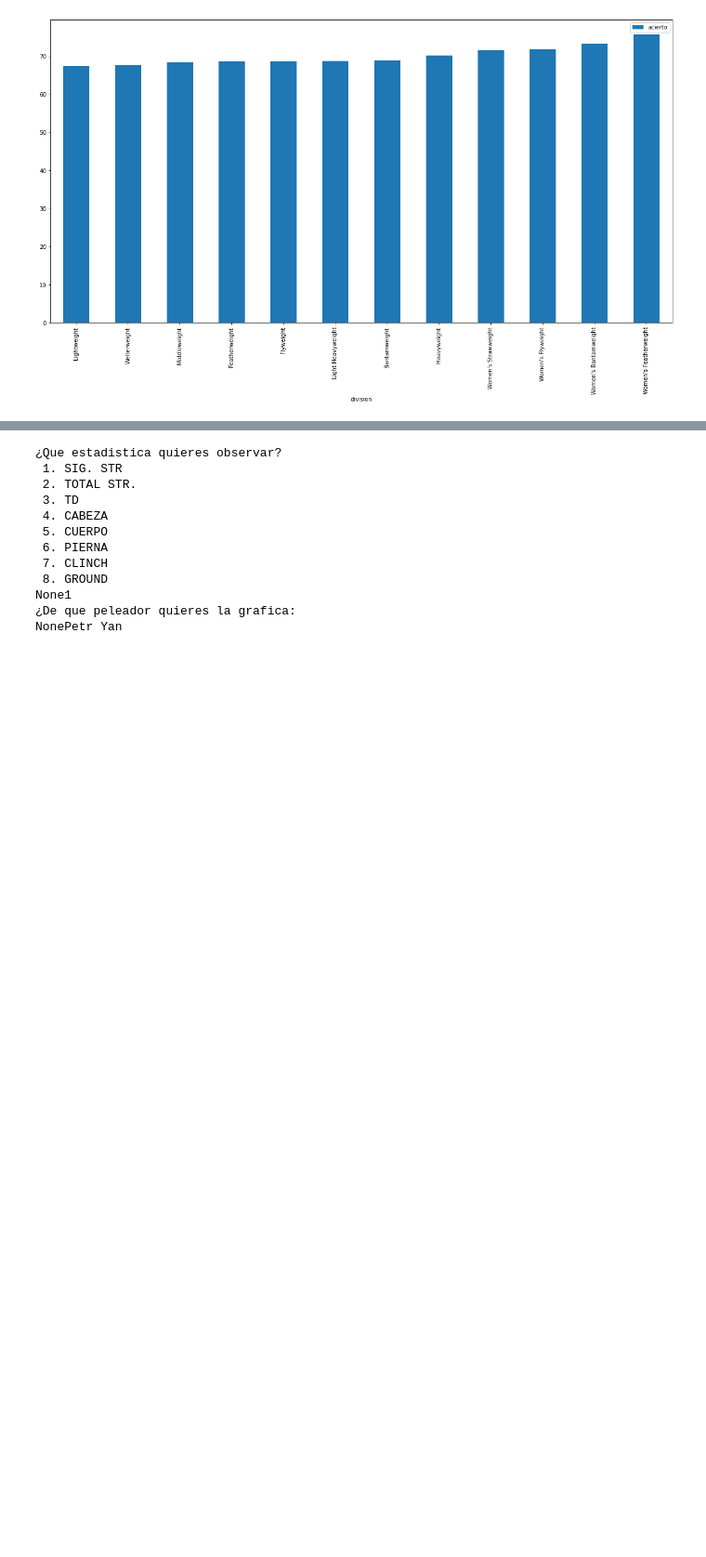
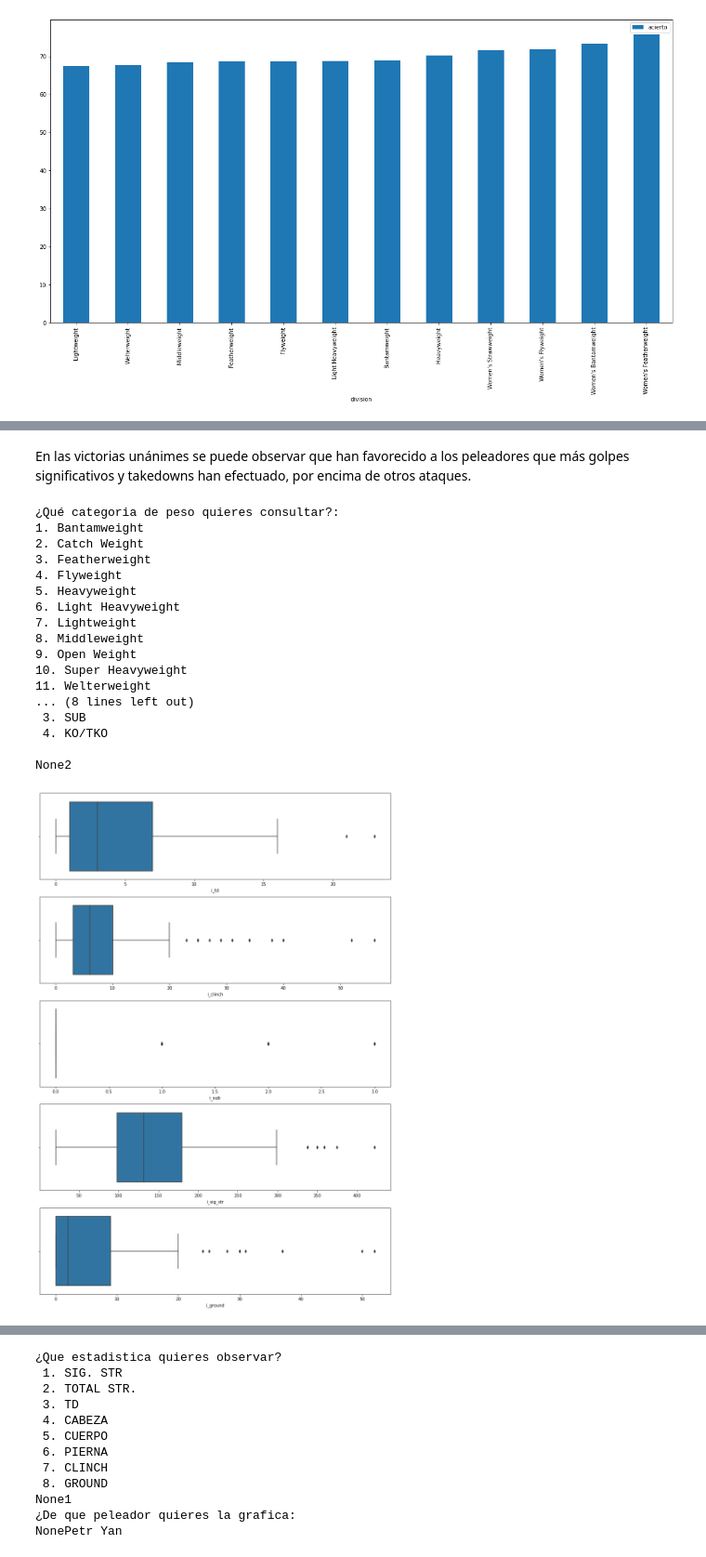
Before and after one commit to B-Castillo/ELT_project, a Jupyter notebook: notebooks/Visualización.ipynb, the cells around one changed output, grey strips where cells are left out. Shown at 93% size. Saved outputs shown, nothing was run; the diff lists cells and outputs as text; code cells hidden in the pictures; blank space fills up the shorter version.

```diff
--- a/notebooks/Visualización.ipynb
+++ b/notebooks/Visualización.ipynb
@@ -117,0 +174,23 @@ None5
+# %% [markdown]
+<p>En las victorias unánimes se puede observar que han favorecido a los peleadores que más golpes significativos y takedowns han efectuado, por encima de otros ataques.</p>
+# %%
+gr.amg(base)
+# %% [output]
+¿Qué categoria de peso quieres consultar?:
+1. Bantamweight
+2. Catch Weight
+3. Featherweight
+4. Flyweight
+5. Heavyweight
+6. Light Heavyweight
+7. Lightweight
+8. Middleweight
+9. Open Weight
+10. Super Heavyweight
+11. Welterweight
+... (8 lines left out)
+ 3. SUB
+ 4. KO/TKO
+
+None2
+[figure, added]
```
Also changed, not shown: parts of 28 cells of this notebook, 1 other file.
